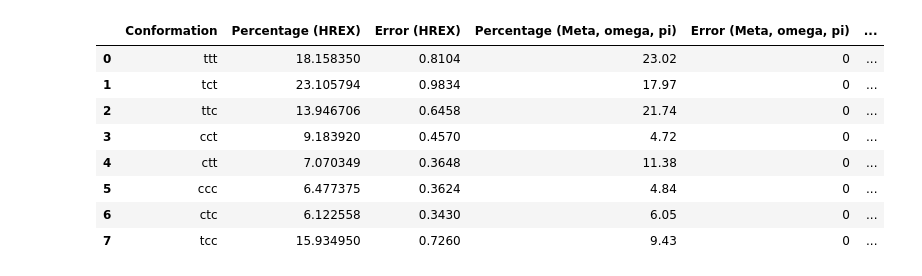
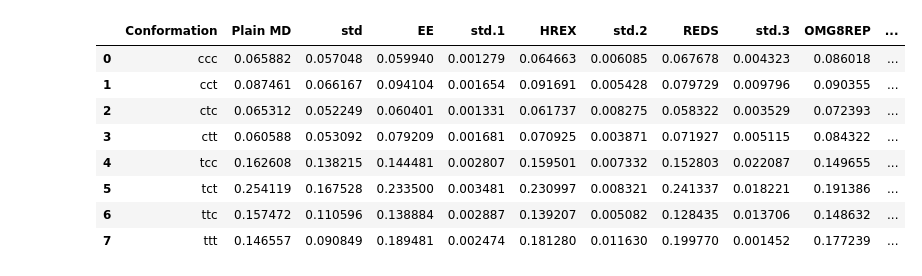
Before and after one commit to starwingc/peptoid_ESM, a Jupyter notebook: Analysis/Analysis_8_state_population.ipynb, the cells around one changed output. Cells and saved outputs as stored; diff of their text form; code cells hidden in the pictures.

```diff
--- a/Analysis/Analysis_8_state_population.ipynb
+++ b/Analysis/Analysis_8_state_population.ipynb
@@ -6,15 +7,15 @@ from math import pi
 # %%
 # Load the CSV file
-data = 'Conformation_Percentages_Across_Methods.csv'  # Replace with the correct file path
+data = '8_Backbone_Conformation_Percentages_Across_Methods.csv'  # Replace with the correct file path
 df = pd.read_csv(data)
 df
 # %% [output]
-|  | Conformation | Percentage (HREX) | Error (HREX) | Percentage (Meta, omega, pi) | Error (Meta, omega, pi) | ... |
-| 0 | ttt | 18.158350 | 0.8104 | 23.02 | 0 | ... |
-| 1 | tct | 23.105794 | 0.9834 | 17.97 | 0 | ... |
-| 2 | ttc | 13.946706 | 0.6458 | 21.74 | 0 | ... |
-| 3 | cct | 9.183920 | 0.4570 | 4.72 | 0 | ... |
-| 4 | ctt | 7.070349 | 0.3648 | 11.38 | 0 | ... |
-| 5 | ccc | 6.477375 | 0.3624 | 4.84 | 0 | ... |
-| 6 | ctc | 6.122558 | 0.3430 | 6.05 | 0 | ... |
-| 7 | tcc | 15.934950 | 0.7260 | 9.43 | 0 | ... |
+|  | Conformation | Plain MD | std | EE | std.1 | HREX | std.2 | REDS | std.3 | OMG8REP | ... |
+| 0 | ccc | 0.065882 | 0.057048 | 0.059940 | 0.001279 | 0.064663 | 0.006085 | 0.067678 | 0.004323 | 0.086018 | ... |
+| 1 | cct | 0.087461 | 0.066167 | 0.094104 | 0.001654 | 0.091691 | 0.005428 | 0.079729 | 0.009796 | 0.090355 | ... |
+| 2 | ctc | 0.065312 | 0.052249 | 0.060401 | 0.001331 | 0.061737 | 0.008275 | 0.058322 | 0.003529 | 0.072393 | ... |
+| 3 | ctt | 0.060588 | 0.053092 | 0.079209 | 0.001681 | 0.070925 | 0.003871 | 0.071927 | 0.005115 | 0.084322 | ... |
+| 4 | tcc | 0.162608 | 0.138215 | 0.144481 | 0.002807 | 0.159501 | 0.007332 | 0.152803 | 0.022087 | 0.149655 | ... |
+| 5 | tct | 0.254119 | 0.167528 | 0.233500 | 0.003481 | 0.230997 | 0.008321 | 0.241337 | 0.018221 | 0.191386 | ... |
+| 6 | ttc | 0.157472 | 0.110596 | 0.138884 | 0.002887 | 0.139207 | 0.005082 | 0.128435 | 0.013706 | 0.148632 | ... |
+| 7 | ttt | 0.146557 | 0.090849 | 0.189481 | 0.002474 | 0.181280 | 0.011630 | 0.199770 | 0.001452 | 0.177239 | ... |
```
Also changed, not shown: parts of 9 cells of this notebook.
